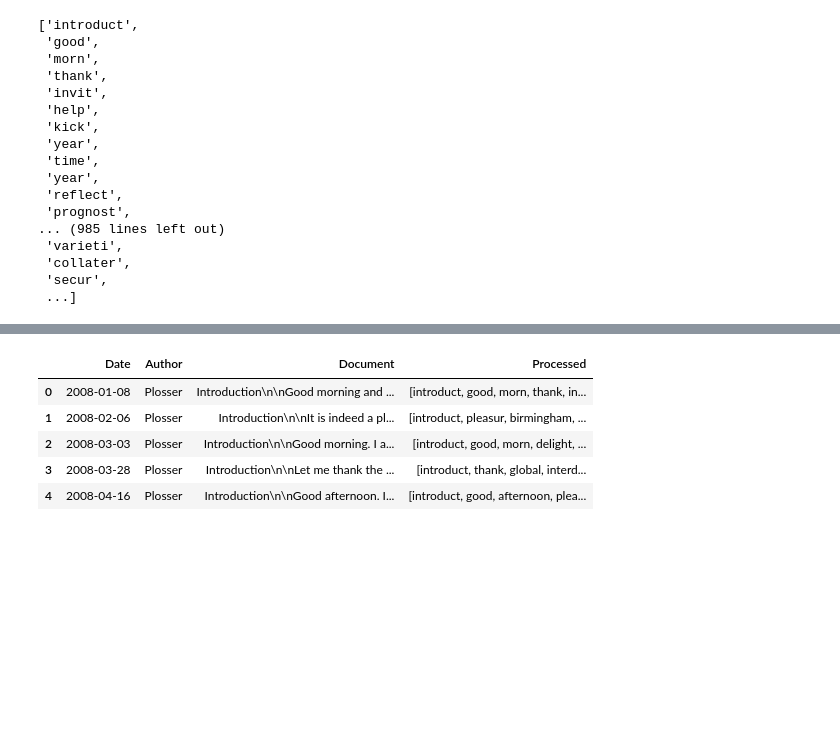
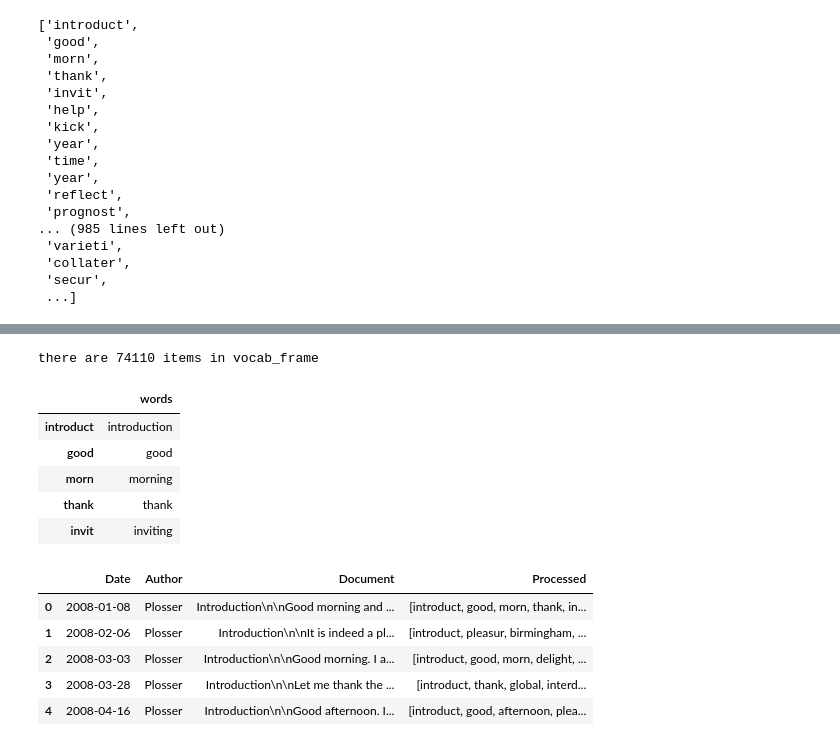
Before and after one commit to pcatattacks/fed-predictor, a Jupyter notebook: Patterns of Dissents.ipynb, the cells around one changed output, grey strips where cells are left out. Saved outputs shown, nothing was run; the diff lists cells and outputs as text; code cells hidden in the pictures; blank space fills up the shorter version.

```diff
--- a/Patterns of Dissents.ipynb
+++ b/Patterns of Dissents.ipynb
@@ -308,6 +308,15 @@ stemmer = SnowballStemmer('english')
 def lemmatize_stemming(text):
     return stemmer.stem(WordNetLemmatizer().lemmatize(text, pos='v'))
 
+# lots of code repetition but doesn't matter
+def tokenize_only(text):
+    result = []
+    for token in gensim.utils.simple_preprocess(text):
+        if token not in gensim.parsing.preprocessing.STOPWORDS and len(token) > 3:
+            result.append(token)
+    return result
+
+# tokenizes and stems
 def preprocess(text):
     result = []
     for token in gensim.utils.simple_preprocess(text):
@@ -334,3 +343,18 @@ preprocess(documents["Document"][0]) # an example
  'collater',
  'secur',
  ...]
+# %%
+# creating a vocab dataframe that will be useful later to look up full words by their stem as an index.
+
+# use extend so it's a big flat list of vocab
+totalvocab_stemmed = []
+totalvocab_tokenized = []
+for document in documents["Document"]:
+    allwords_stemmed = preprocess(document) #for each item in document, tokenize + stem
+    totalvocab_stemmed.extend(allwords_stemmed) # extend the 'totalvocab_stemmed' list
+
+    allwords_tokenized = tokenize_only(document)
+    totalvocab_tokenized.extend(allwords_tokenized)
+
+print(len(totalvocab_stemmed))
+print(len(totalvocab_tokenized))
@@ -337,3 +366,15 @@ preprocess(documents["Document"][0]) # an example
+# %%
+vocab_frame = pd.DataFrame({'words': totalvocab_tokenized}, index = totalvocab_stemmed)
+print('there are ' + str(vocab_frame.shape[0]) + ' items in vocab_frame')
+vocab_frame.head()
+# %% [output]
+there are 74110 items in vocab_frame
+|  | words |
+| introduct | introduction |
+| good | good |
+| morn | morning |
+| thank | thank |
+| invit | inviting |
 # %%
 processed_docs = documents["Document"].map(preprocess)
 documents["Processed"] = processed_docs
```
Also changed, not shown: parts of 15 cells of this notebook.
